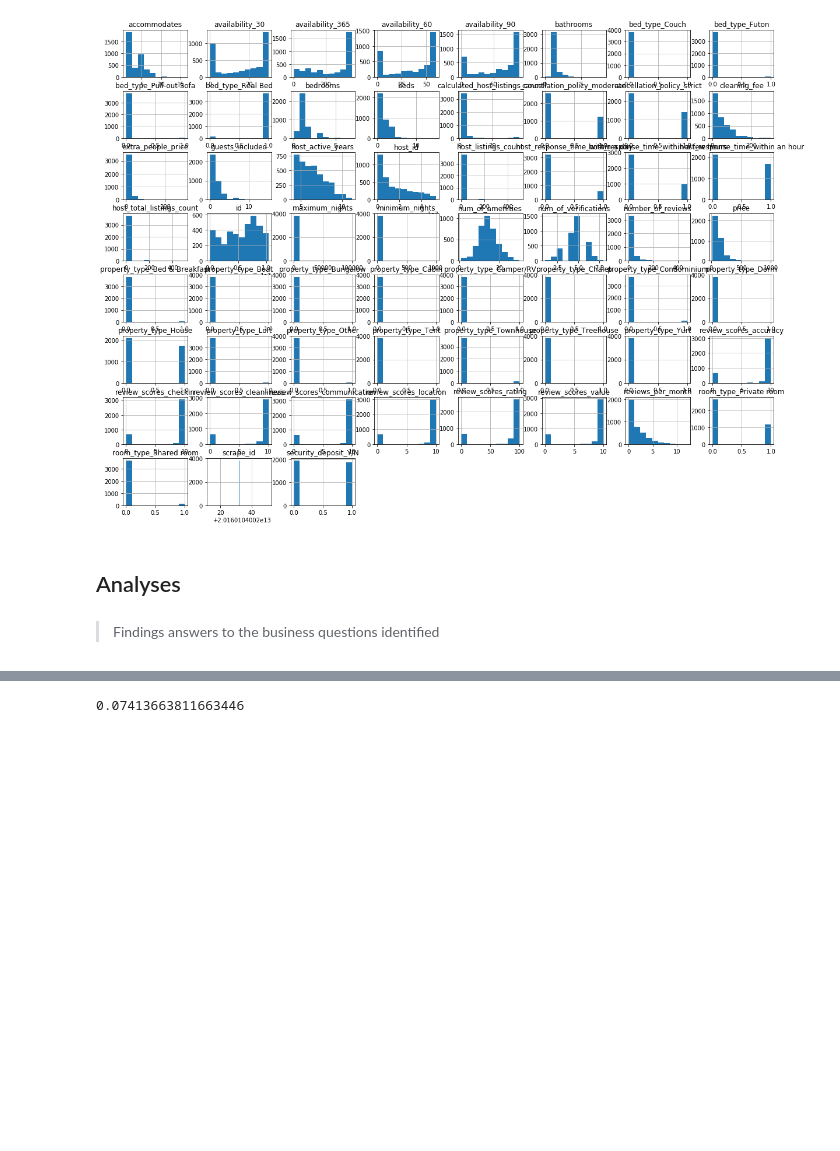
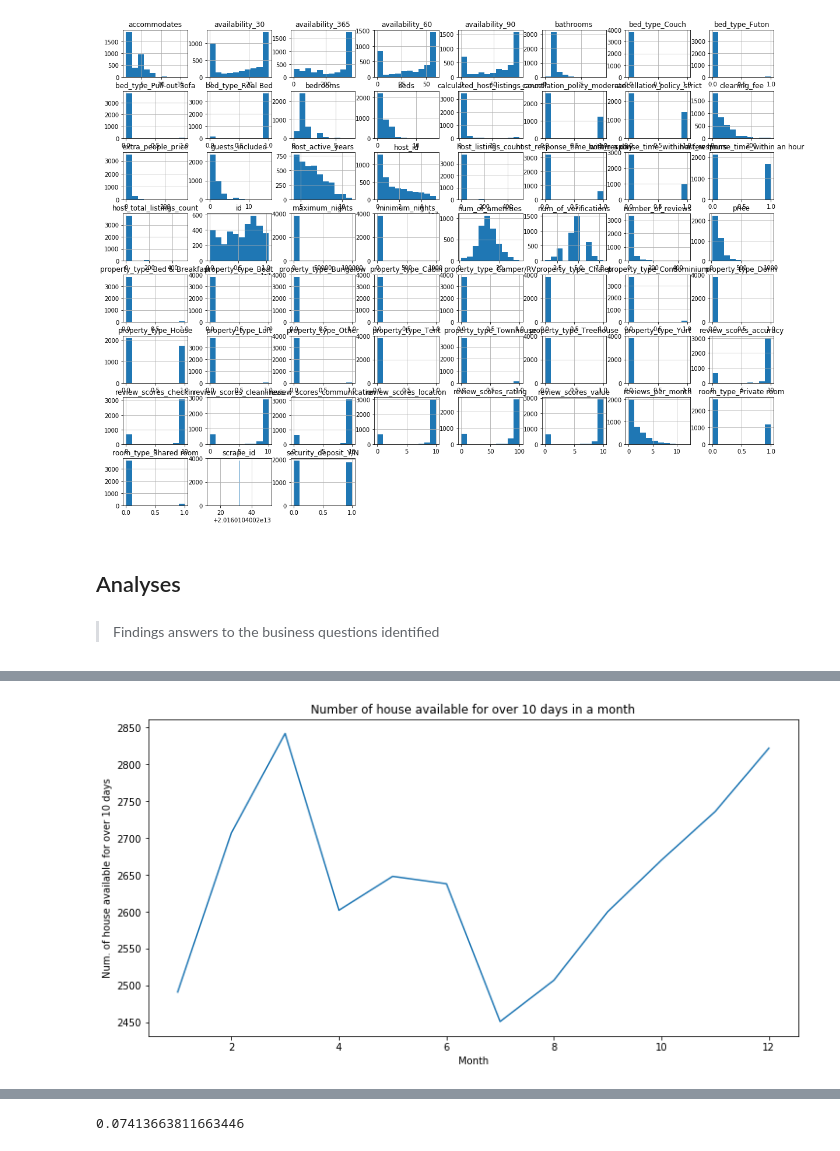
Before and after one commit to ArushiC/Seattle-Airbnb, a Jupyter notebook: Seattle AirBnB Open Data.ipynb, the cells around one changed output, grey strips where cells are left out. Drawn from its saved outputs; the diff is of its cells as text; code cells hidden in the pictures; blank space fills up the shorter version.

```diff
--- a/Seattle AirBnB Open Data.ipynb
+++ b/Seattle AirBnB Open Data.ipynb
@@ -474,0 +446,23 @@ array(['Queen Anne', 'Queen Anne', 'Queen Anne', ..., 'NO_MATCH',
+# %%
+# Count the number of days a house is available in a month
+mon_lis_avail = cal.groupby(['mon','listing_id'],as_index=False)['date'].count().\
+    sort_values(by= 'mon', ascending=False)
+mon_lis_avail = mon_lis_avail.rename(columns={"date":"count"})
+
+mon_lis_avail.head()
+# %%
+# Filter for houses that have been available for over 10 days in a month
+mon_lis_avail_over10 = mon_lis_avail[mon_lis_avail['count']>10]
+# %%
+# Count the number of houses in a month that were available for over 10 days
+mon_lis_avail_over10_count = mon_lis_avail_over10.groupby('mon')['listing_id'].count()
+#mon_lis_avail_over10_count.head()
+# %%
+# Plot the number of houses that were available for over 10 days in a month
+plt.figure(figsize=[12,6]);
+plt.plot(mon_lis_avail_over10_count.index, mon_lis_avail_over10_count);
+plt.xlabel('Month');
+plt.ylabel('Num. of house available for over 10 days');
+plt.title('Number of house available for over 10 days in a month');
+# %% [output]
+[figure, added]
```
Also changed, not shown: parts of 64 cells of this notebook.
